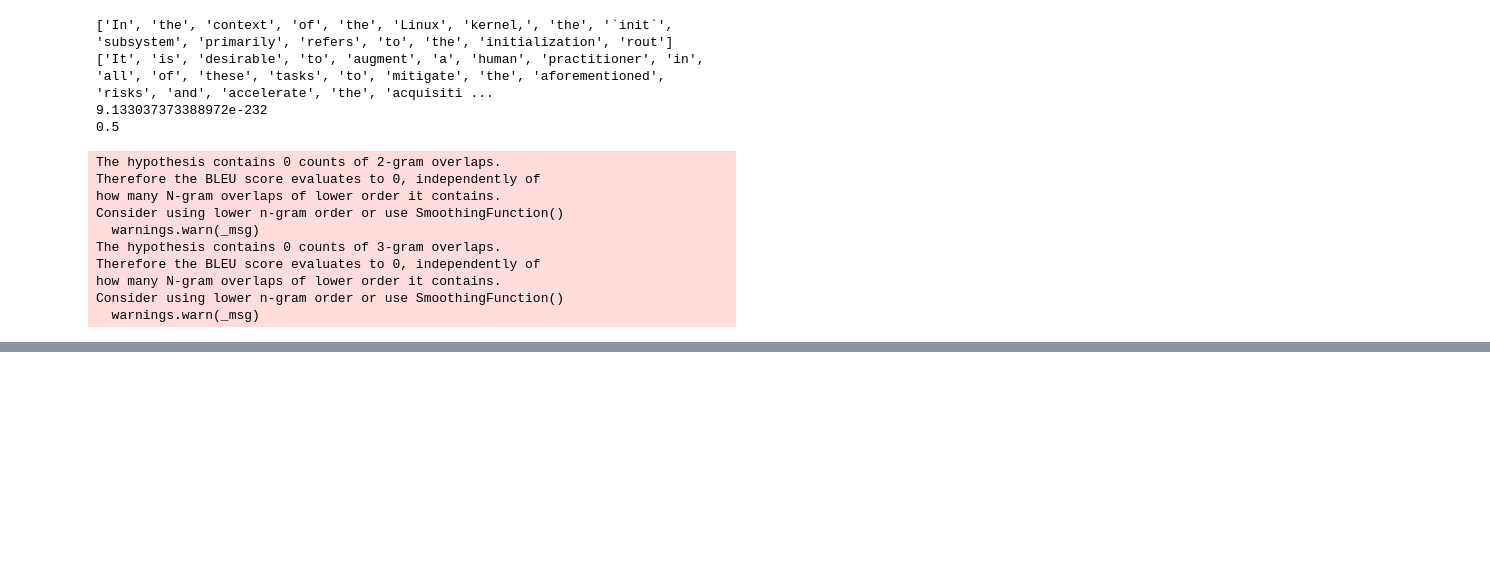
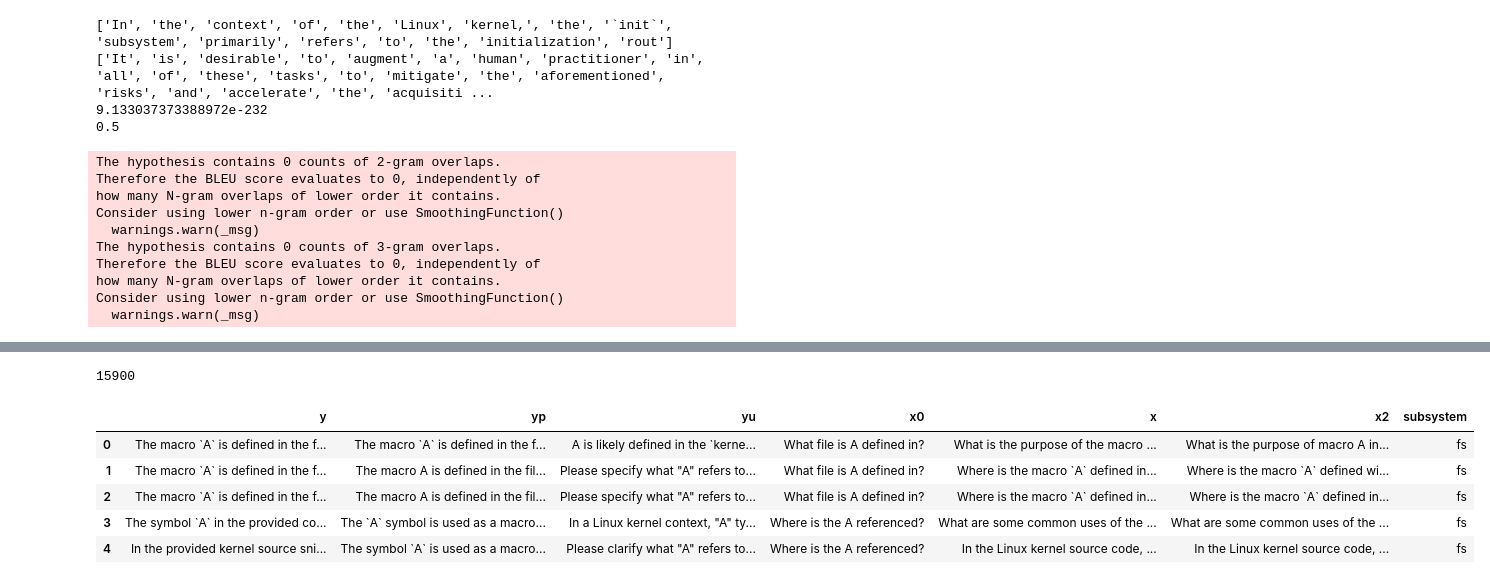
Before and after one commit to auto-d/forklift, a Jupyter notebook: notebooks/repository_analysis.ipynb, the cells around one changed output, grey strips where cells are left out. Cells and saved outputs as stored; diff of their text form; code cells hidden in the pictures; blank space fills up the shorter version.

Commit message:
dataset merge and split

```diff
--- a/notebooks/repository_analysis.ipynb
+++ b/notebooks/repository_analysis.ipynb
@@ -145,0 +153,31 @@ Consider using lower n-gram order or use SmoothingFunction()
+# %%
+datasets = [
+    ('fs','../data/fs/fs.parquet'),
+    ('ipc','../data/ipc/ipc.parquet'),
+    ('init','../data/init/30june0116/init.parquet'),
+    ('mm','../data/mm/mm.parquet')
+]
+
+subsystems = [sub[0] for sub in datasets]
+files = [sub[1] for sub in datasets]
+# %%
+dfs = []
+for dataset in datasets:
+    df = pd.read_parquet(dataset[1])
+    df['subsystem'] = dataset[0]
+    dfs.append(df)
+
+linux_df = pd.concat(dfs)
+# %%
+len(linux_df)
+# %% [output]
+15900
+# %%
+linux_df.head()
+# %% [output]
+|  | y | yp | yu | x0 | x | x2 | subsystem |
+| 0 | The macro `A` is defined in the f... | The macro `A` is defined in the f... | A is likely defined in the `kerne... | What file is A defined in? | What is the purpose of the macro ... | What is the purpose of macro A in... | fs |
+| 1 | The macro `A` is defined in the f... | The macro A is defined in the fil... | Please specify what "A" refers to... | What file is A defined in? | Where is the macro `A` defined in... | Where is the macro `A` defined wi... | fs |
+| 2 | The macro `A` is defined in the f... | The macro A is defined in the fil... | Please specify what "A" refers to... | What file is A defined in? | Where is the macro `A` defined in... | Where is the macro `A` defined in... | fs |
+| 3 | The symbol `A` in the provided co... | The `A` symbol is used as a macro... | In a Linux kernel context, "A" ty... | Where is the A referenced? | What are some common uses of the ... | What are some common uses of the ... | fs |
+| 4 | In the provided kernel source sni... | The symbol `A` is used as a macro... | Please clarify what "A" refers to... | Where is the A referenced? | In the Linux kernel source code, ... | In the Linux kernel source code, ... | fs |
```
Also changed, not shown: parts of 21 cells of this notebook.
